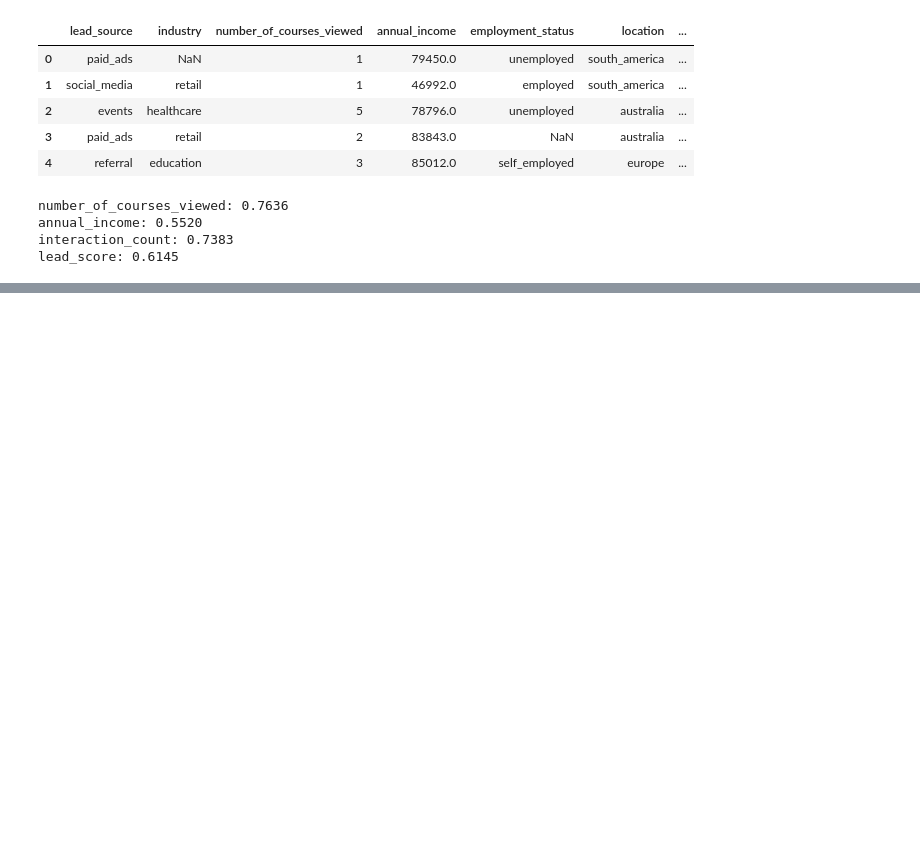
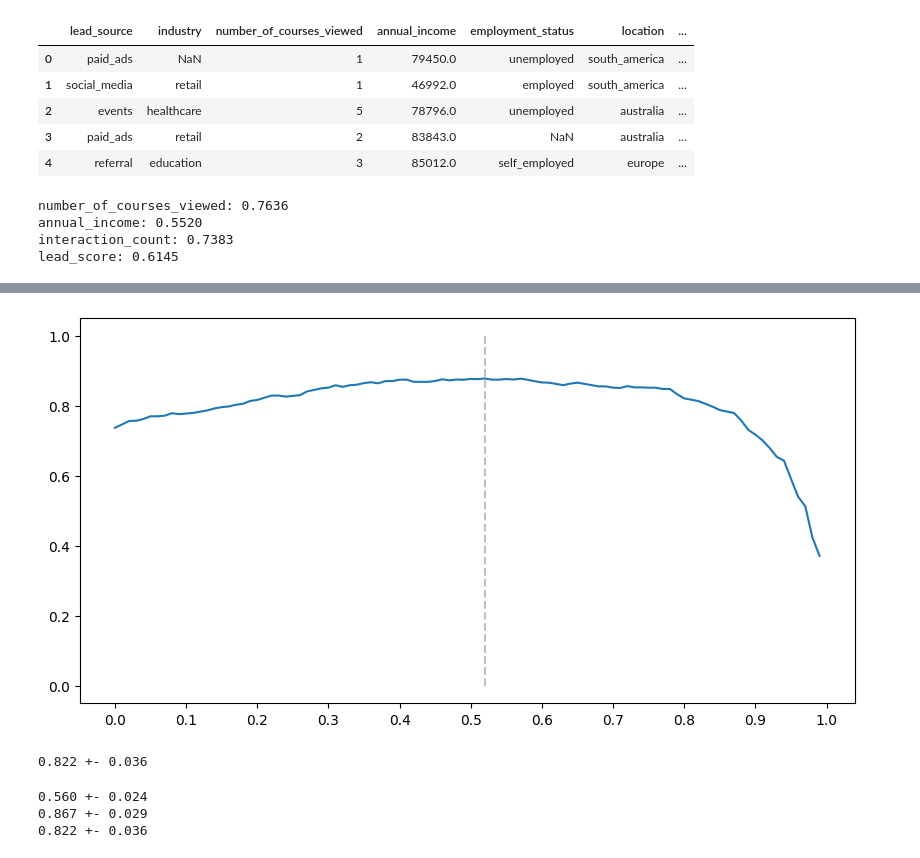
Before and after one commit to fxmidaaa/ml-homework-practice, a Jupyter notebook: homework4_evaluation_metrics/homework.ipynb, the cells around one changed output, grey strips where cells are left out. Cells and saved outputs as stored; diff of their text form; code cells hidden in the pictures; blank space fills up the shorter version.

```diff
--- a/homework4_evaluation_metrics/homework.ipynb
+++ b/homework4_evaluation_metrics/homework.ipynb
@@ -121,0 +139,4 @@ plt.legend()
+# %%
+df_scores['f1_score'] = (2 * df_scores.precision * df_scores.recall / (df_scores.precision + df_scores.recall))
+
+df_scores[df_scores.f1_score == max(df_scores.f1_score)]
@@ -121,0 +159,71 @@ plt.legend()
+# %%
+plt.figure(figsize=(10, 5))
+
+plt.plot(df_scores.threshold, df_scores.f1_score)
+plt.vlines(0.52, 0, 1, linestyle='--', color='grey', alpha=0.5)
+plt.xticks(np.linspace(0, 1, 11))
+
+plt.show()
+# %% [output]
+[figure, added]
+# %%
+kfold = KFold(n_splits = 5, random_state = 1, shuffle=True)
+scores = []
+
+for train_idx, val_idx in kfold.split(df_full_train):
+    df_train = df_full_train.iloc[train_idx]
+    df_val = df_full_train.iloc[val_idx]
+
+    y_train = df_train.converted.values
+    y_val = df_val.converted.values
+
+    train_dicts = df_train[categorical + numerical].to_dict(orient='records')
+    val_dicts = df_val[categorical + numerical].to_dict(orient='records')
+
+    dv = DictVectorizer(sparse=False)
+    X_train = dv.fit_transform(train_dicts)
+    X_val = dv.transform(val_dicts)
+
+    model = LogisticRegression(solver='liblinear', C=1.0, max_iter=10000)
+    model.fit(X_train, y_train)
+
+    y_pred = model.predict_proba(X_val)[:, 1]
+
+    auc = roc_auc_score(y_val, y_pred)
+
+    scores.append(auc)
+
+print('%.3f +- %.3f' % (np.mean(scores), np.std(scores)))
+# %% [output]
+0.822 +- 0.036
+# %%
+for C in [0.000001, 0.001, 1]:
+    scores = []
+    for train_idx, val_idx in kfold.split(df_full_train):
+        df_train = df_full_train.iloc[train_idx]
+        df_val = df_full_train.iloc[val_idx]
+
+        y_train = df_train.converted.values
+        y_val = df_val.converted.values
+
+        train_dicts = df_train[categorical + numerical].to_dict(orient='records')
+        val_dicts = df_val[categorical + numerical].to_dict(orient='records')
+
+        dv = DictVectorizer(sparse=False)
+        X_train = dv.fit_transform(train_dicts)
+        X_val = dv.transform(val_dicts)
+
+        model = LogisticRegression(solver='liblinear', C=C, max_iter=1000)
+        model.fit(X_train, y_train)
+
+        y_pred = model.predict_proba(X_val)[:, 1]
+
+        auc = roc_auc_score(y_val, y_pred)
+
+        scores.append(auc)
+
+    print('%.3f +- %.3f' % (np.mean(scores), np.std(scores)))
+# %% [output]
+0.560 +- 0.024
+0.867 +- 0.029
+0.822 +- 0.036
```
Also changed, not shown: parts of 9 cells of this notebook.
